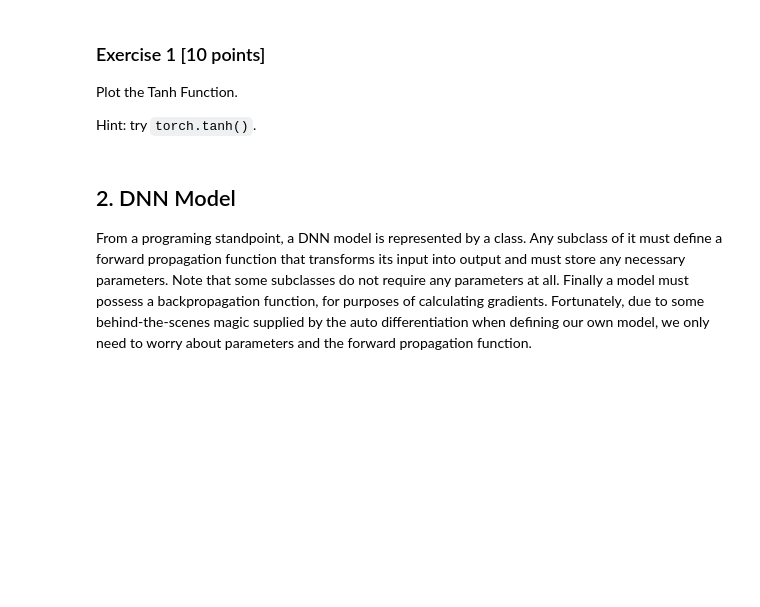
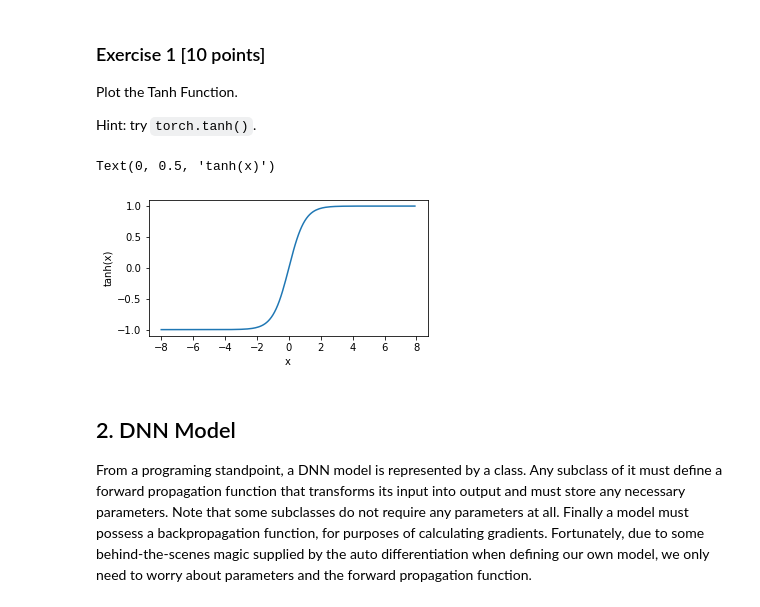
Before and after one commit to dennislamcv1/UoIDLHealthcare, a Jupyter notebook: Health Data Science Foundation/LAB2.ipynb, the cells around one changed output. Drawn from its saved outputs; the diff is of its cells as text; code cells hidden in the pictures; blank space fills up the shorter version.

```diff
--- a/Health Data Science Foundation/LAB2.ipynb
+++ b/Health Data Science Foundation/LAB2.ipynb
@@ -107,13 +112,15 @@ Plot the Tanh Function.
 Hint: try `torch.tanh()`.
 # %%
 x = torch.arange(-8.0, 8.0, 0.1)
-y = None
-# your code here
-raise NotImplementedError
+y = torch.tanh(x)
+
 plt.figure(figsize=(5, 2.5))
 plt.plot(x.detach(), y.detach())
 plt.xlabel('x')
 plt.ylabel('tanh(x)')
+# %% [output]
+Text(0, 0.5, 'tanh(x)')
+[figure, added]
 # %%
 '''
 AUTOGRADER CELL. DO NOT MODIFY THIS.
```
Also changed, not shown: parts of 21 cells of this notebook.
